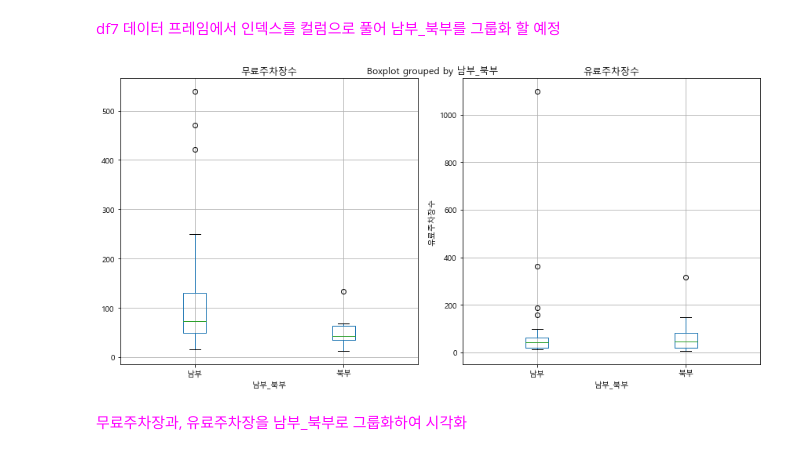
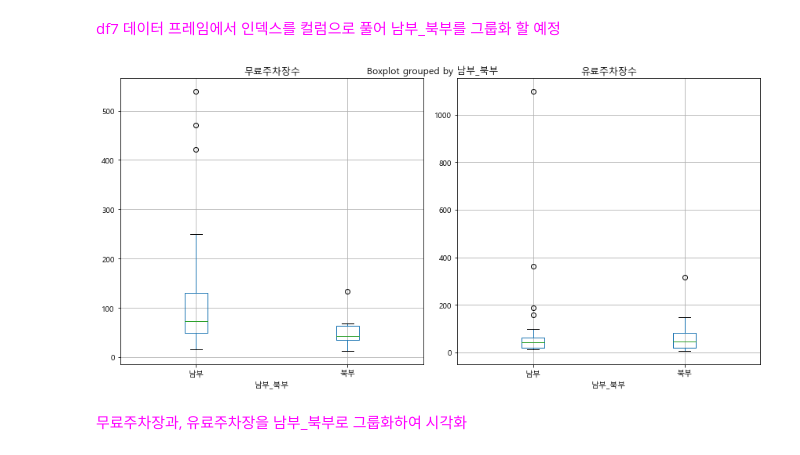
Before and after one commit to SANGHEEZZANG/GGpark, a Jupyter notebook: 경기도주차장수.ipynb, the cells around one changed output. Drawn from its saved outputs; the diff is of its cells as text; code cells hidden in the pictures.

```diff
--- a/경기도주차장수.ipynb
+++ b/경기도주차장수.ipynb
@@ -373,16 +373,14 @@ df12 = df11[['남부_북부','시군별','무료주차장수','유료주차장
 # %%
 fig, axes = plt.subplots(nrows=1,ncols=2,figsize=(12,6))
 df12.boxplot(column='무료주차장수',by='남부_북부',ax=axes[0])
 for p in axes[0].patches:
     axes[0].annotate(f'{p.get_width():.0f}', (p.get_width(), p.get_y() + p.get_height() / 2), va='center')
-plt.ylabel('무료주차장수')
 df12.boxplot(column='유료주차장수',by='남부_북부',ax=axes[1])
 for p in axes[1].patches:
     axes[1].annotate(f'{p.get_width():.0f}', (p.get_width(), p.get_y() + p.get_height() / 2), va='center')
-plt.ylabel('유료주차장수')
 plt.tight_layout() # subplot들 간의 간격 조정
 plt.show()
 # %% [output]
-[figure, old version]
+[figure, new version]
 # %% [markdown]
 <p style="font-size:15px;color:#FF00FF"> 무료주차장과, 유료주차장을 남부_북부로 그룹화하여 시각화 </p>
```
